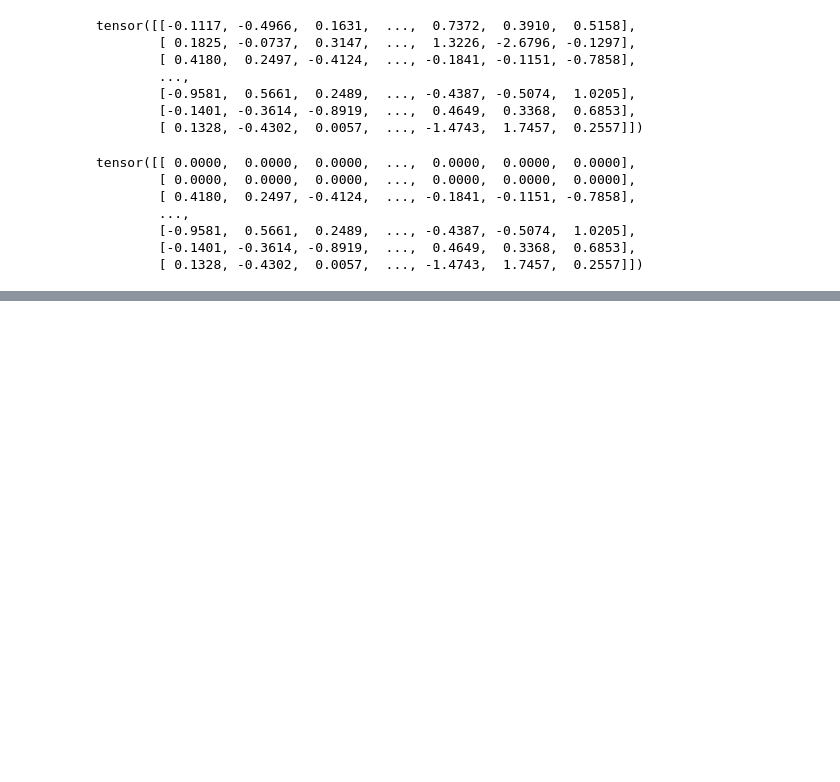
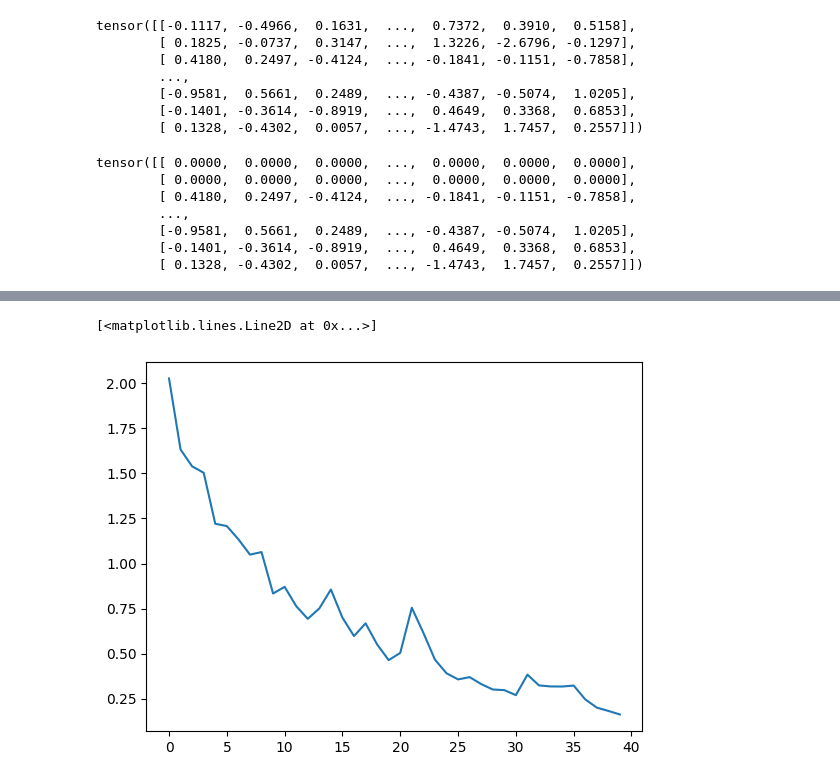
Before and after one commit to ganeshred/NLPAuthorshipAttributionNLM, a Jupyter notebook: LSTM_task3.ipynb, the cells around one changed output, grey strips where cells are left out. Cells and saved outputs as stored; diff of their text form; code cells hidden in the pictures; blank space fills up the shorter version.

```diff
--- a/LSTM_task3.ipynb
+++ b/LSTM_task3.ipynb
@@ -40,7 +40,7 @@ LABEL = data.LabelField(dtype = torch.float)
 # %%
 import pandas as pd
 # %%
-df = pd.read_csv('/content/gdrive/MyDrive/Task3.csv')
+df = pd.read_csv('/content/Task3 (1).csv')
 # %%
 len(df)
 # %% [output]
@@ -338,8 +338,13 @@ def epoch_time(start_time, end_time):
     elapsed_mins = int(elapsed_time / 60)
     elapsed_secs = int(elapsed_time - (elapsed_mins * 60))
     return elapsed_mins, elapsed_secs
+# %%
+train_losses_list = []
+valid_losses_list = []
+train_accs=[]
+valid_accs=[]
 # %%
-N_EPOCHS = 15
+N_EPOCHS = 40
 path = F"/content/gdrive/My Drive/lstm_model_task3.pt"
 best_valid_loss = float('inf')
 
@@ -353,6 +358,11 @@ for epoch in range(N_EPOCHS):
     end_time = time.time()
 
     epoch_mins, epoch_secs = epoch_time(start_time, end_time)
+    train_losses_list.append(train_loss)
+    valid_losses_list.append(valid_loss)
+    train_accs.append(train_acc*100)
+    valid_accs.append(valid_acc*100)
+
 
     if valid_loss < best_valid_loss:
         best_valid_loss = valid_loss
@@ -387,0 +398,7 @@ Test Loss: 0.791 | Test Acc: 69.55%
+# %%
+import matplotlib.pyplot as plt
+
+plt.plot(train_losses_list)
+# %% [output]
+[<matplotlib.lines.Line2D at 0x...>]
+[figure, added]
```
Also changed, not shown: parts of 17 cells of this notebook.
